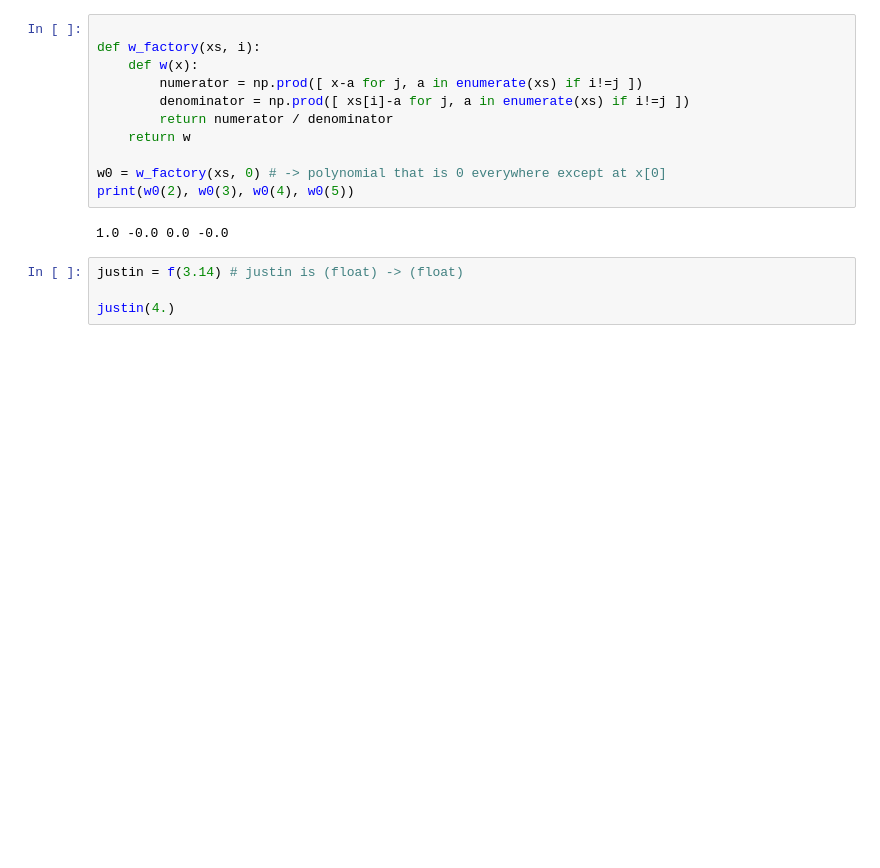
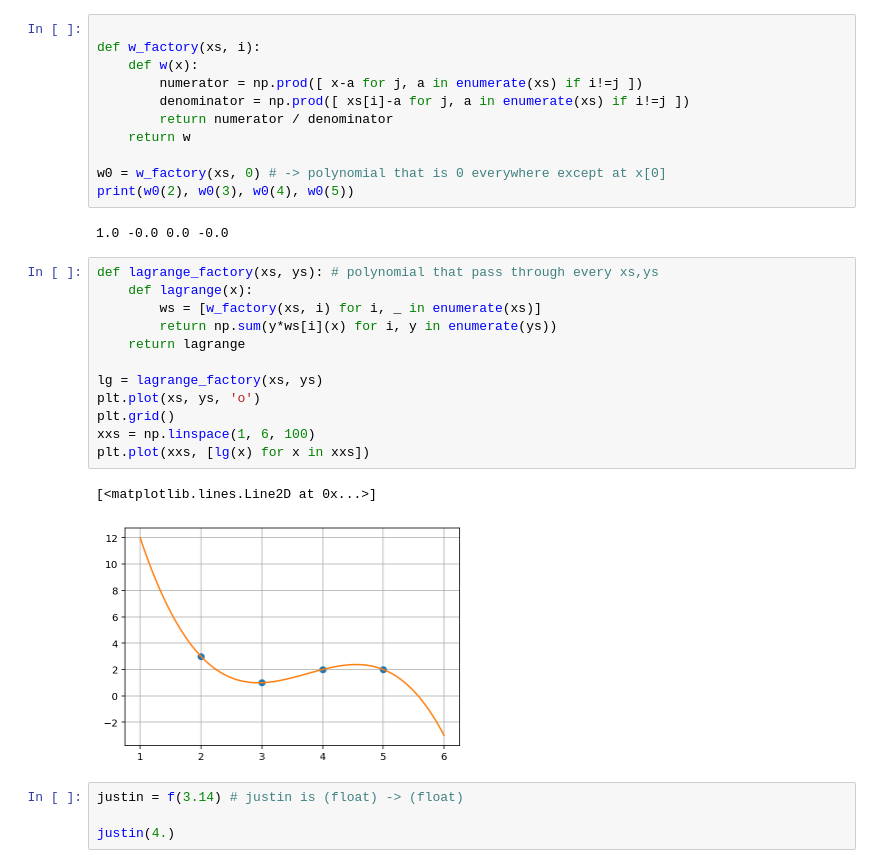
Before and after one commit to MUIC-Numerical-Methods-2018/Exercise-3, a Jupyter notebook: 03 Interpolation and Integration.ipynb, the cells around one changed output. Drawn from its saved outputs; the diff is of its cells as text; blank space fills up the shorter version.

```diff
--- a/03 Interpolation and Integration.ipynb
+++ b/03 Interpolation and Integration.ipynb
@@ -27,6 +27,21 @@ w0 = w_factory(xs, 0) # -> polynomial that is 0 everywhere except at x[0]
 print(w0(2), w0(3), w0(4), w0(5))
 # %% [output]
 1.0 -0.0 0.0 -0.0
+# %%
+def lagrange_factory(xs, ys): # polynomial that pass through every xs,ys
+    def lagrange(x):
+        ws = [w_factory(xs, i) for i, _ in enumerate(xs)]
+        return np.sum(y*ws[i](x) for i, y in enumerate(ys))
+    return lagrange
+
+lg = lagrange_factory(xs, ys)
+plt.plot(xs, ys, 'o')
+plt.grid()
+xxs = np.linspace(1, 6, 100)
+plt.plot(xxs, [lg(x) for x in xxs])
+# %% [output]
+[<matplotlib.lines.Line2D at 0x...>]
+[figure, added]
 # %%
 justin = f(3.14) # justin is (float) -> (float)
 
```
